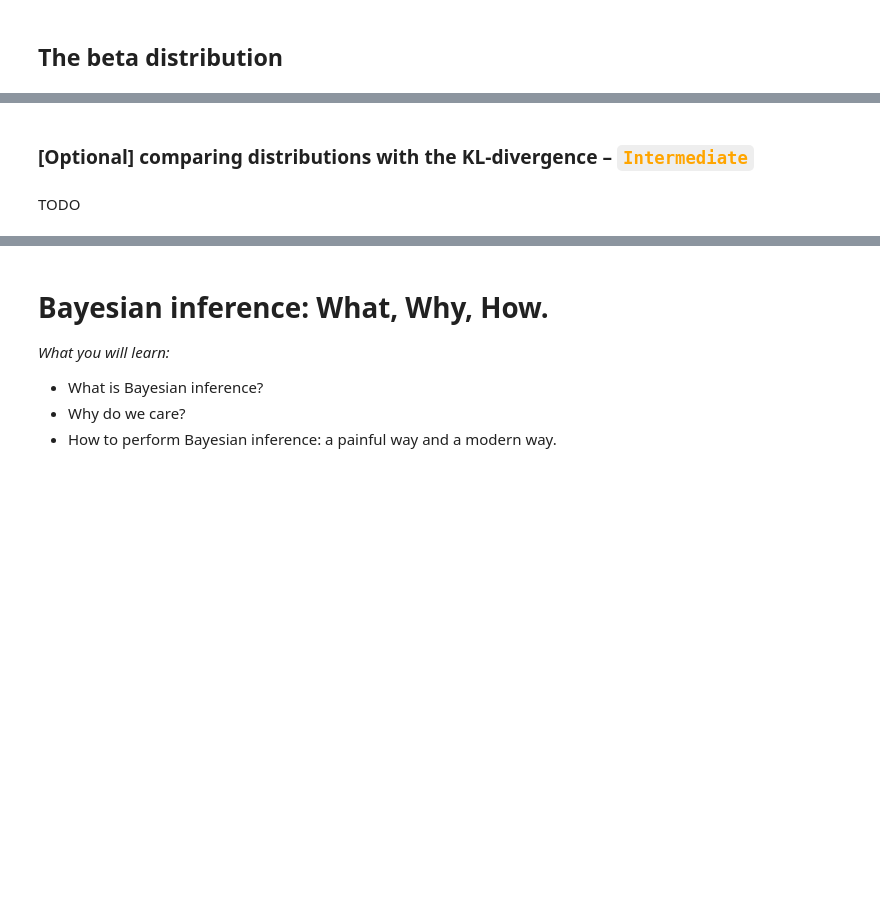
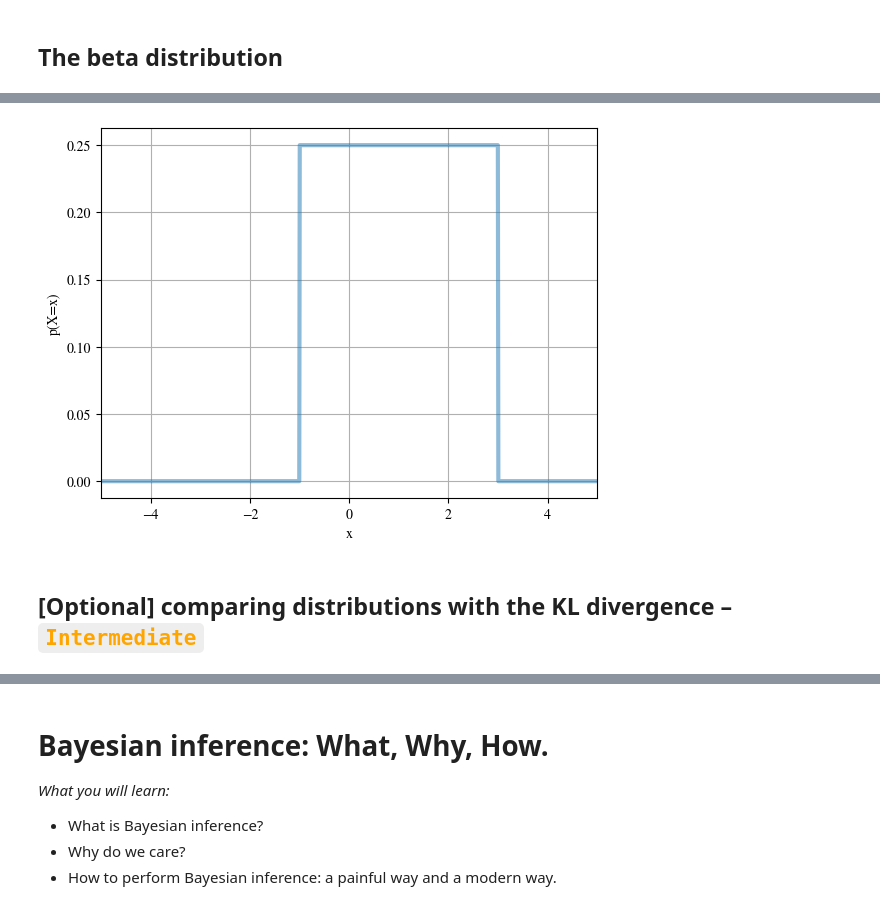
Before and after one commit to deep-learning-indaba/indaba-pracs-2023, a Jupyter notebook: Introduction_to_Probabilistic_Thinking_and_Programming.ipynb, the cells around one changed output, grey strips where cells are left out. Drawn from its saved outputs; the diff is of its cells as text; code cells hidden in the pictures; blank space fills up the shorter version.

Commit message:
Added KL divergence + uniform dist. Also moved the notes on notation around.

```diff
--- a/Introduction_to_Probabilistic_Thinking_and_Programming.ipynb
+++ b/Introduction_to_Probabilistic_Thinking_and_Programming.ipynb
@@ -948,4 +950,21 @@ plt.show()
+# %%
+#@title uniform distribution interactive excercise {run: "auto"}
+#@markdown Note: `a` must be smaller than `b`.
+a = -1 #@param {type:"slider", min:-5, max:5, step:0.1}
+b = 3 #@param {type:"slider", min:-5, max:5, step:0.1}
+
+uniform = dist.Uniform(low=a, high=b)
+xs = jnp.linspace(-5, 5, 1000)
+
+fig = plt.figure(dpi=100)
+ax = fig.add_subplot(1, 1, 1)
+ax.plot(xs, jnp.exp(uniform.log_prob(xs)), color='C0', lw=3, alpha=0.5)
+ax.set_xlabel('x')
+ax.set_ylabel('p(X=x)')
+ax.grid(0.3)
+ax.set_xlim(-5, 5)
+plt.show()
+# %% [output]
+[figure, added]
 # %% [markdown]
-### [Optional] comparing distributions with the KL-divergence – <font color='orange'>`Intermediate`</font>
+## [Optional] comparing distributions with the KL divergence – <font color='orange'>`Intermediate`</font>
-# %% [markdown]
-TODO
```
Also changed, not shown: parts of 35 cells of this notebook.
